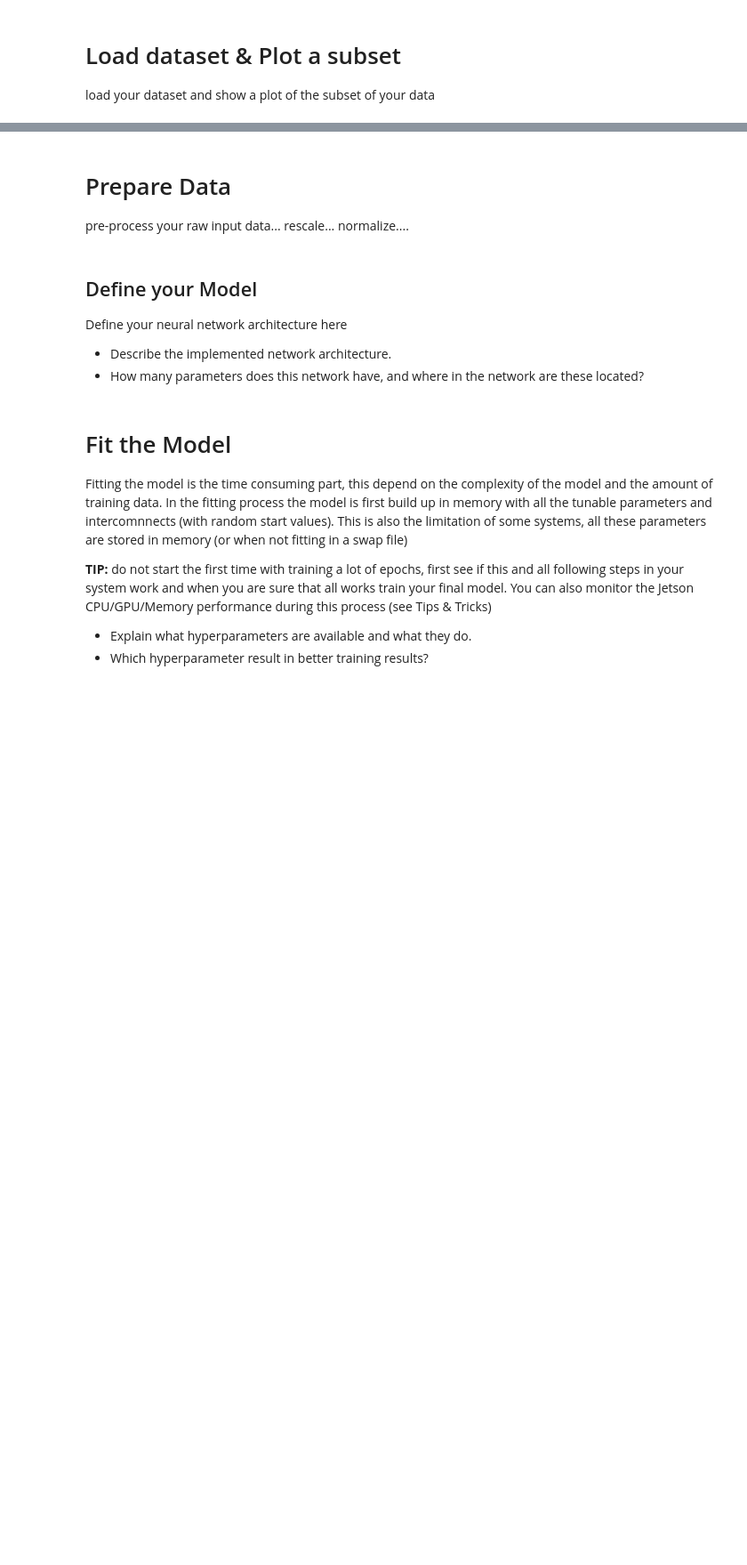
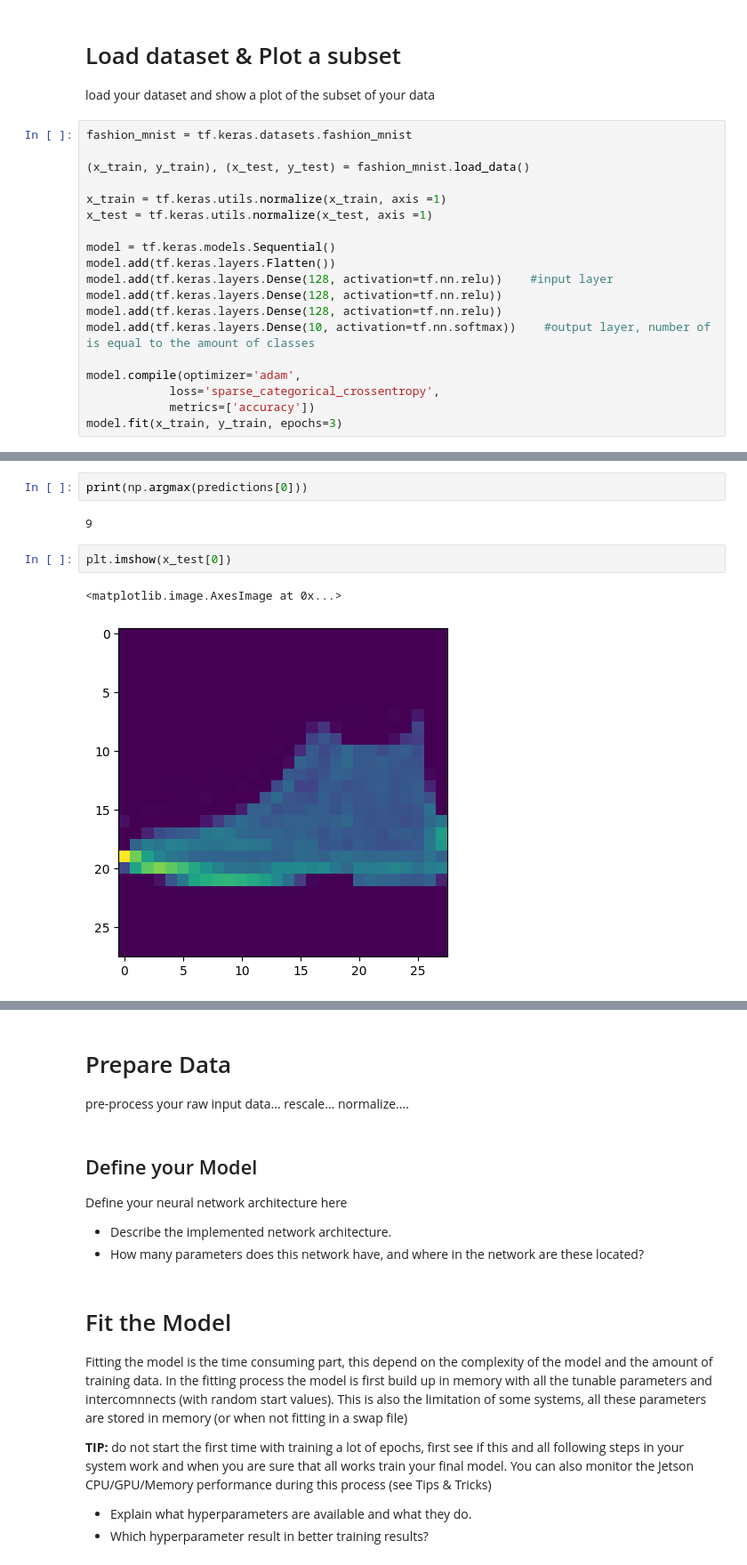
Before and after one commit to yannick1203/AIS_Group2, a Jupyter notebook: Assignment2/Code/PartA/Assignment2_JAYLONG_IMAD.ipynb, the cells around one changed output, grey strips where cells are left out. Shown at 89% size. Cells and saved outputs as stored; diff of their text form; blank space fills up the shorter version.

```diff
--- a/Assignment2/Code/PartA/Assignment2_JAYLONG_IMAD.ipynb
+++ b/Assignment2/Code/PartA/Assignment2_JAYLONG_IMAD.ipynb
@@ -17,3 +21,22 @@ check the previos tutorial how to correctly load keras and other modules
 # Load dataset & Plot a subset
 
 load your dataset and show a plot of the subset of your data
+# %%
+fashion_mnist = tf.keras.datasets.fashion_mnist
+
+(x_train, y_train), (x_test, y_test) = fashion_mnist.load_data()
+
+x_train = tf.keras.utils.normalize(x_train, axis =1)
+x_test = tf.keras.utils.normalize(x_test, axis =1)
+
+model = tf.keras.models.Sequential()
+model.add(tf.keras.layers.Flatten())
+model.add(tf.keras.layers.Dense(128, activation=tf.nn.relu))    #input layer
+model.add(tf.keras.layers.Dense(128, activation=tf.nn.relu))
+model.add(tf.keras.layers.Dense(128, activation=tf.nn.relu))
+model.add(tf.keras.layers.Dense(10, activation=tf.nn.softmax))    #output layer, number of is equal to the amount of classes
+
+model.compile(optimizer='adam',
+            loss='sparse_categorical_crossentropy',
+            metrics=['accuracy'])
+model.fit(x_train, y_train, epochs=3)
@@ -19,0 +83,9 @@ load your dataset and show a plot of the subset of your data
+# %%
+print(np.argmax(predictions[0]))
+# %% [output]
+9
+# %%
+plt.imshow(x_test[0])
+# %% [output]
+<matplotlib.image.AxesImage at 0x...>
+[figure, added]
```
Also changed, not shown: parts of 8 cells of this notebook, 4 other files.
